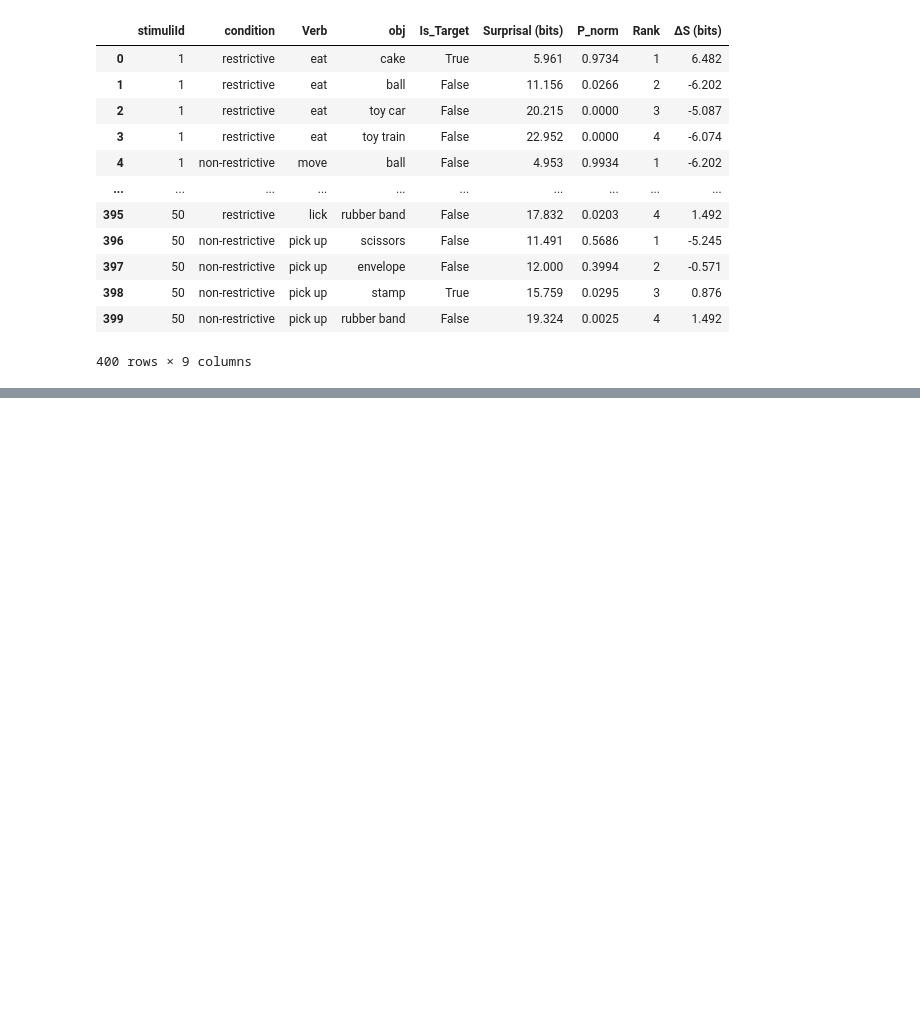
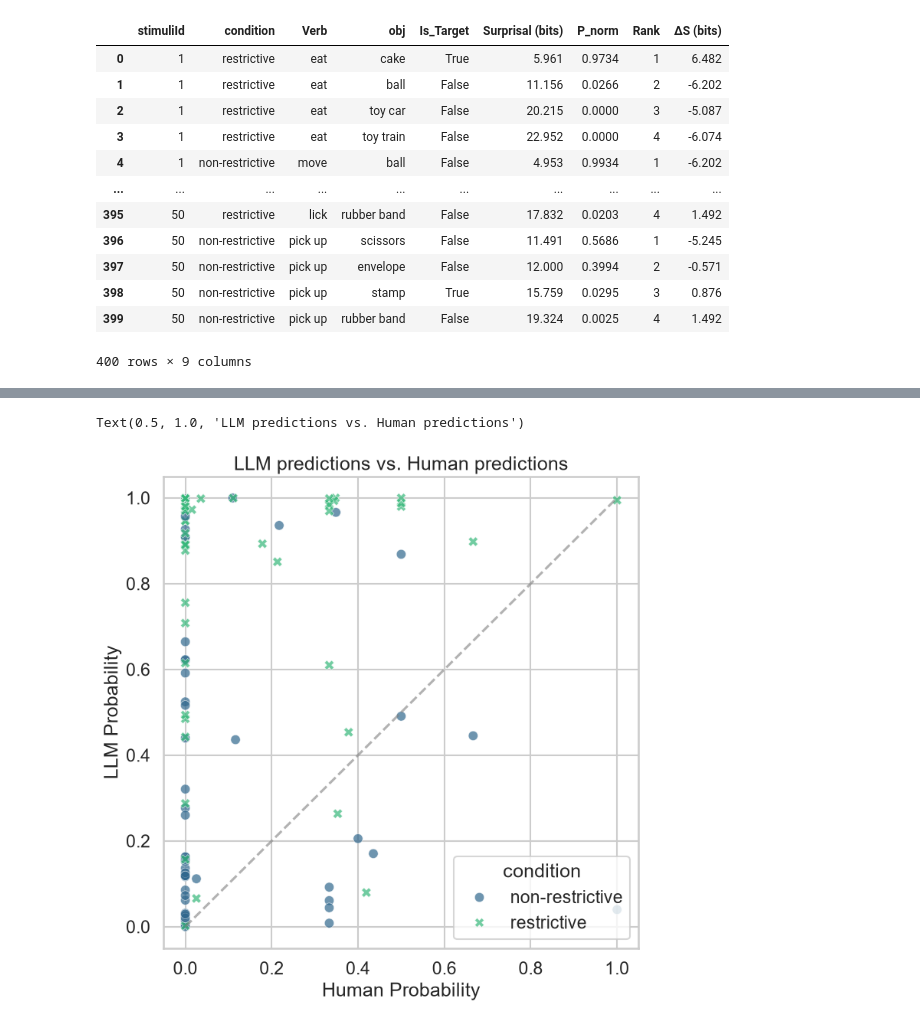
Before and after one commit to JonathanTheDuck/et26_VisualWorldParadigm, a Jupyter notebook: 02_analytics/compare/compare.ipynb, the cells around one changed output, grey strips where cells are left out. Saved outputs shown, nothing was run; the diff lists cells and outputs as text; code cells hidden in the pictures; blank space fills up the shorter version.

Commit message:
current state of scatterplots not very telling ?

```diff
--- a/02_analytics/compare/compare.ipynb
+++ b/02_analytics/compare/compare.ipynb
@@ -143,0 +159,30 @@ ax.set_title("LLM predictions vs. Human predictions")
+# %%
+shared_df_targets=shared_df[shared_df["Is_Target"]==True]
+
+
+fig, ax = plt.subplots(figsize=(8, 8))
+
+sns.scatterplot(
+    data=shared_df_targets,
+    x="avg_percent",
+    y="P_norm",
+    hue="condition",
+    style="condition",
+    s=80,
+    alpha=0.7,
+    edgecolor="white",
+    linewidth=0.5,
+    palette="viridis",
+    ax=ax
+)
+
+# Diagonale (perfekte Übereinstimmung) einzeichnen
+lims = [0, 1]  # anpassen, falls Werte nicht zwischen 0 und 1 liegen
+ax.plot(lims, lims, ls="--", color="gray", alpha=0.6, label="perfect agreement")
+
+ax.set_xlabel("Human Probability")
+ax.set_ylabel("LLM Probability")
+ax.set_title("LLM predictions vs. Human predictions")
+# %% [output]
+Text(0.5, 1.0, 'LLM predictions vs. Human predictions')
+[figure, added]
```
Also changed, not shown: parts of 5 cells of this notebook.
